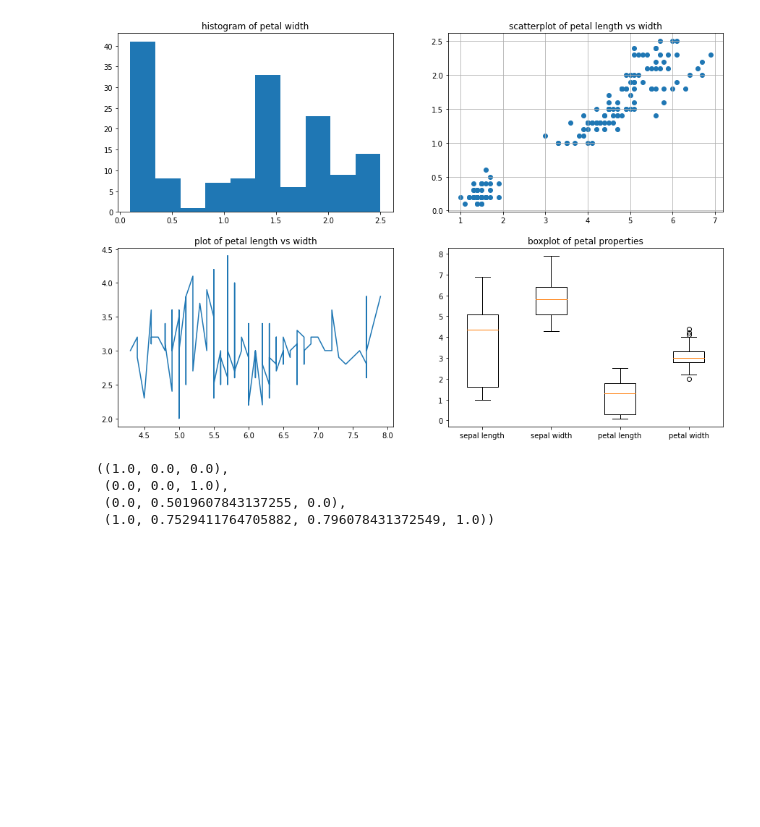
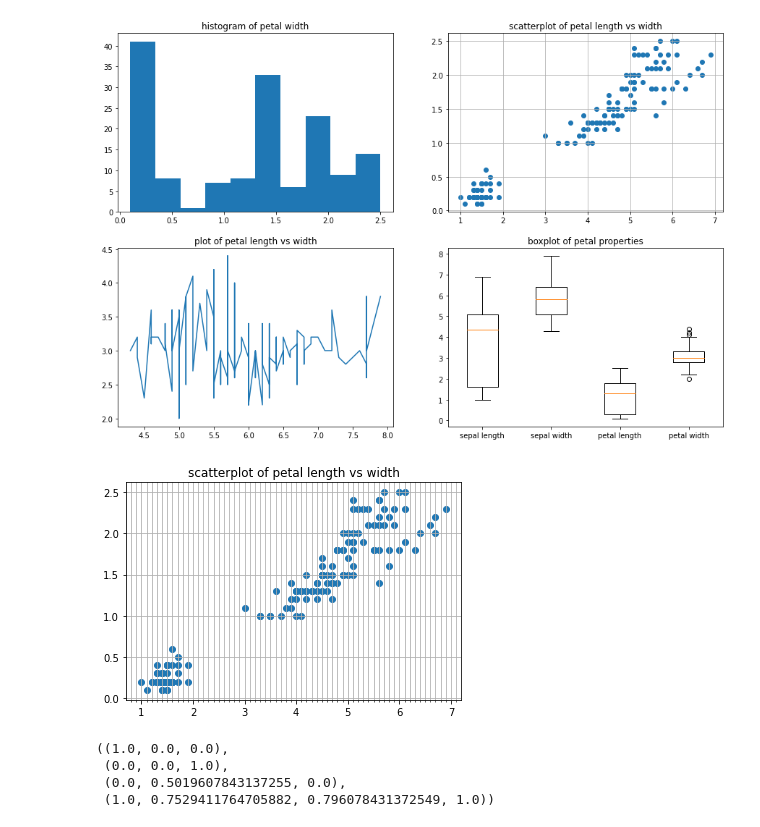
Before and after one commit to fireofearth/document, a Jupyter notebook: python/doc.matplotlib.ipynb, the cells around one changed output. Drawn from its saved outputs; the diff is of its cells as text; code cells hidden in the pictures; blank space fills up the shorter version.

```diff
--- a/python/doc.matplotlib.ipynb
+++ b/python/doc.matplotlib.ipynb
@@ -81,6 +83,19 @@ ax[1,1].set_title("boxplot of petal properties")
 None
 # %% [output]
 [figure]
+# %%
+# different kinds of plots
+
+ax = plt.gca()
+
+ax.scatter(iris['petal_length'], iris['petal_width'])
+ax.set_title("scatterplot of petal length vs width")
+ax.xaxis.set_minor_locator(matplotlib.ticker.MultipleLocator(0.1))
+ax.grid()
+ax.xaxis.grid(True, which='minor')
+None
+# %% [output]
+[figure, added]
 # %%
 # convert color string to RGB tuple
 clr.to_rgb('red'), clr.to_rgb('blue'), clr.to_rgb('green'), clr.to_rgba('pink')
```
Also changed, not shown: parts of 3 cells of this notebook, 5 other files.
